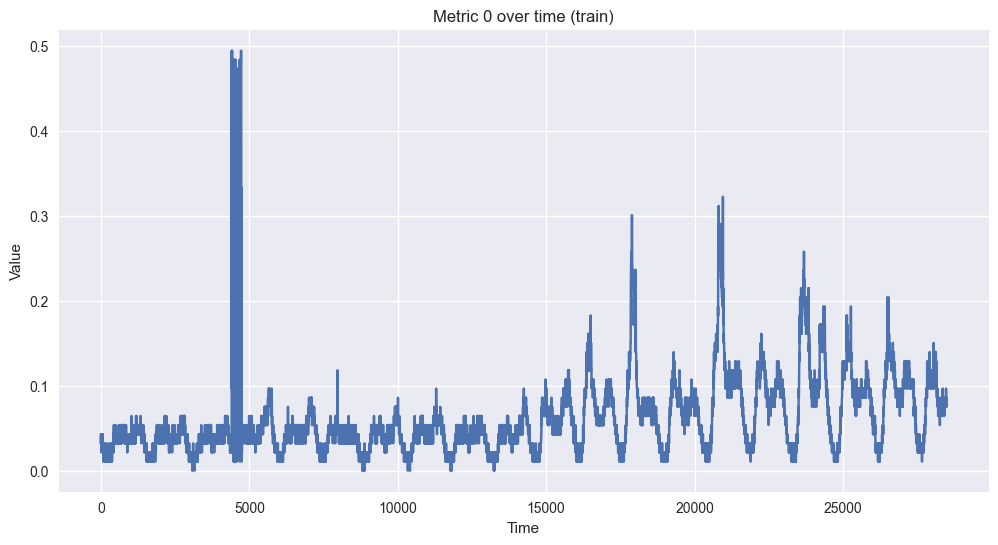
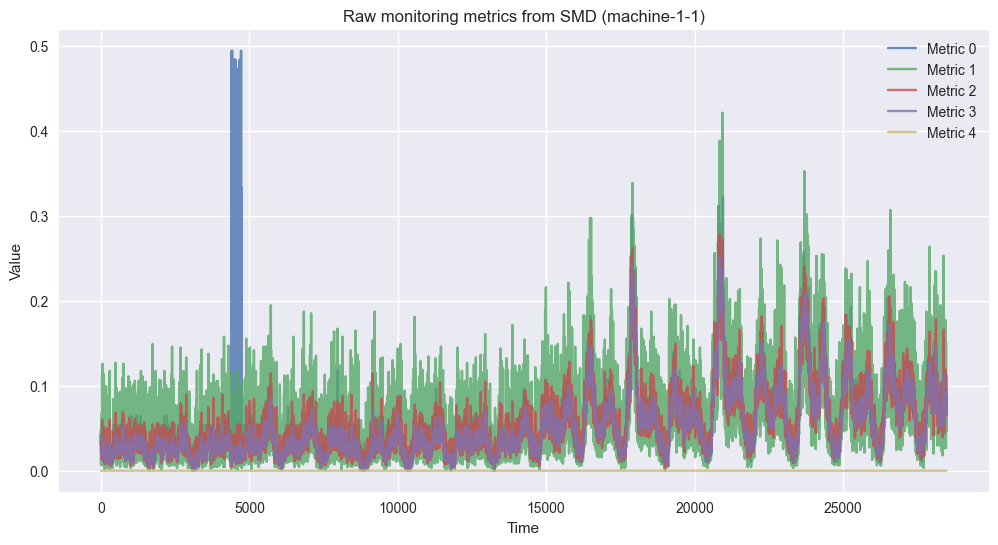
Code edit (unified diff) that turned the first committed figure into the second:
--- before
+++ after
@@ -1,7 +1,7 @@
-metric_id = 0  # 可换 0~37
-
-plt.figure(figsize=(12, 6))
-plt.plot(X_train[:, metric_id])
-plt.title(f"Metric {metric_id} over time (train)")
+plt.figure(figsize=(12,6))
+for i in range(5):
+    plt.plot(X_train[:, i], label=f"Metric {i}", alpha=0.8)
+plt.legend()
+plt.title("Raw monitoring metrics from SMD (machine-1-1)")
 plt.xlabel("Time")
 plt.ylabel("Value")

Commit: feat(init): done some initial work